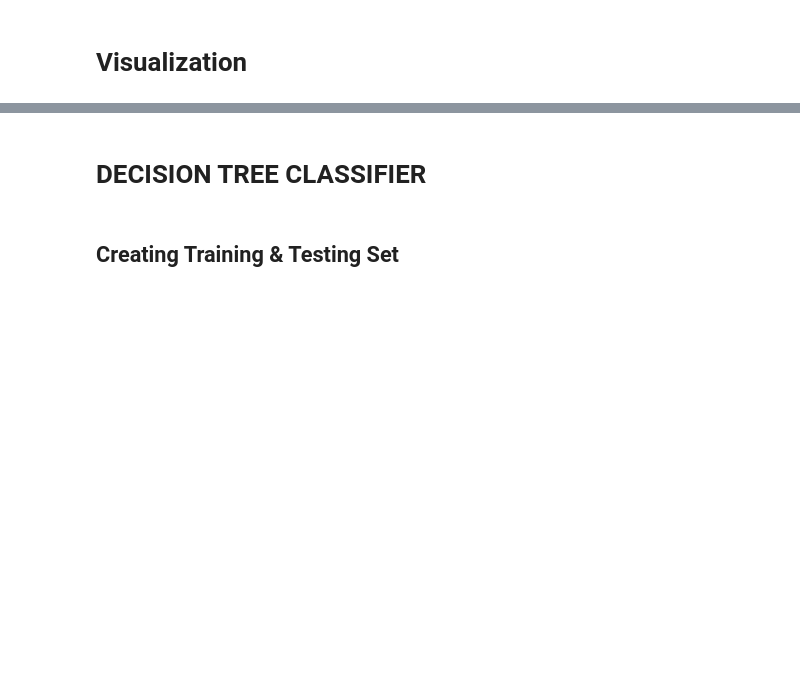
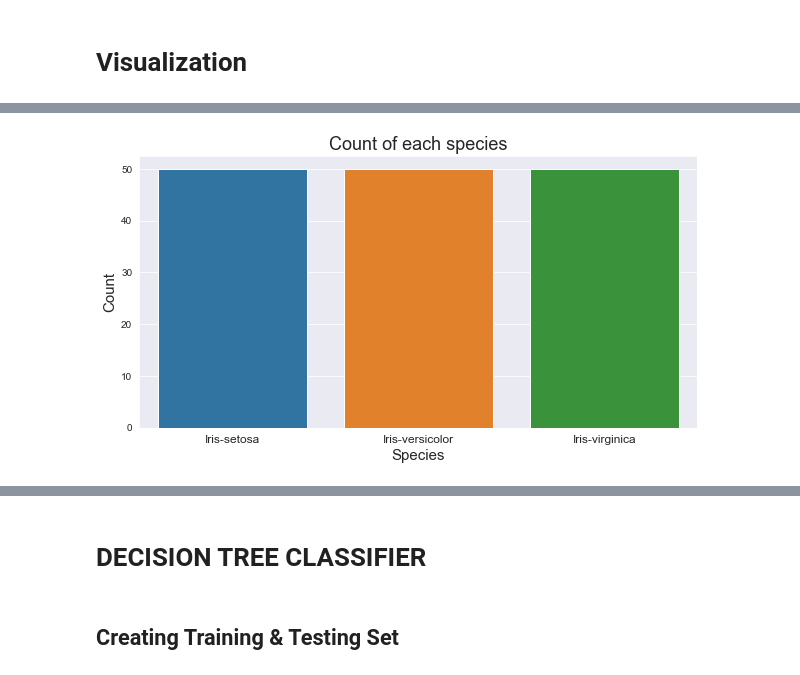
Before and after one commit to sansuthi/LGMVIP-Data-Science, a Jupyter notebook: TASK #6/Task #6 Prediction using Decision Tree Algorithm.ipynb, the cells around one changed output, grey strips where cells are left out. Drawn from its saved outputs; the diff is of its cells as text; code cells hidden in the pictures; blank space fills up the shorter version.

```diff
--- a/TASK #6/Task #6 Prediction using Decision Tree Algorithm.ipynb
+++ b/TASK #6/Task #6 Prediction using Decision Tree Algorithm.ipynb
@@ -105,3 +140,12 @@ plt.show()
+# %%
+plt.title('Count of each species', fontsize=18)
+sns.countplot(data.Species)
+plt.xticks(fontsize=12)
+plt.xlabel('Species', fontsize=15)
+plt.ylabel('Count', fontsize=15)
+plt.show()
+# %% [output]
+[figure, added]
 # %%
 # Correlation between Variables
 plt.figure(figsize=(5,5))
```
Also changed, not shown: parts of 17 cells of this notebook.
